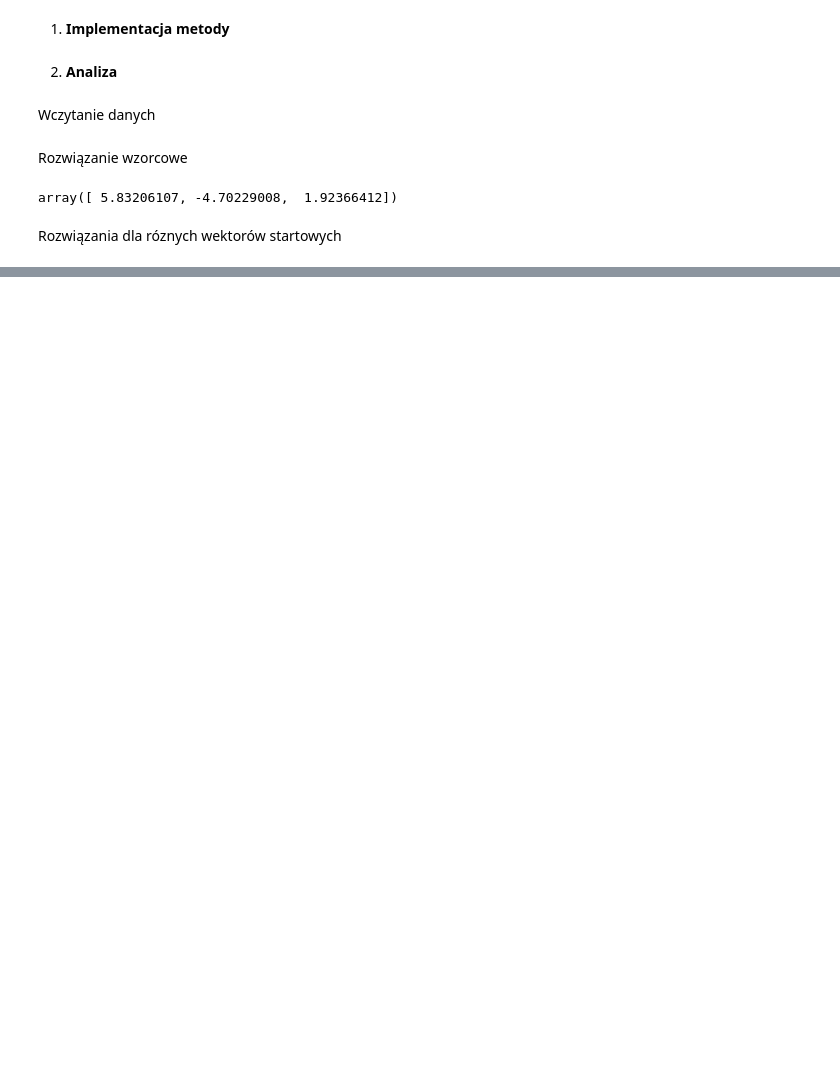
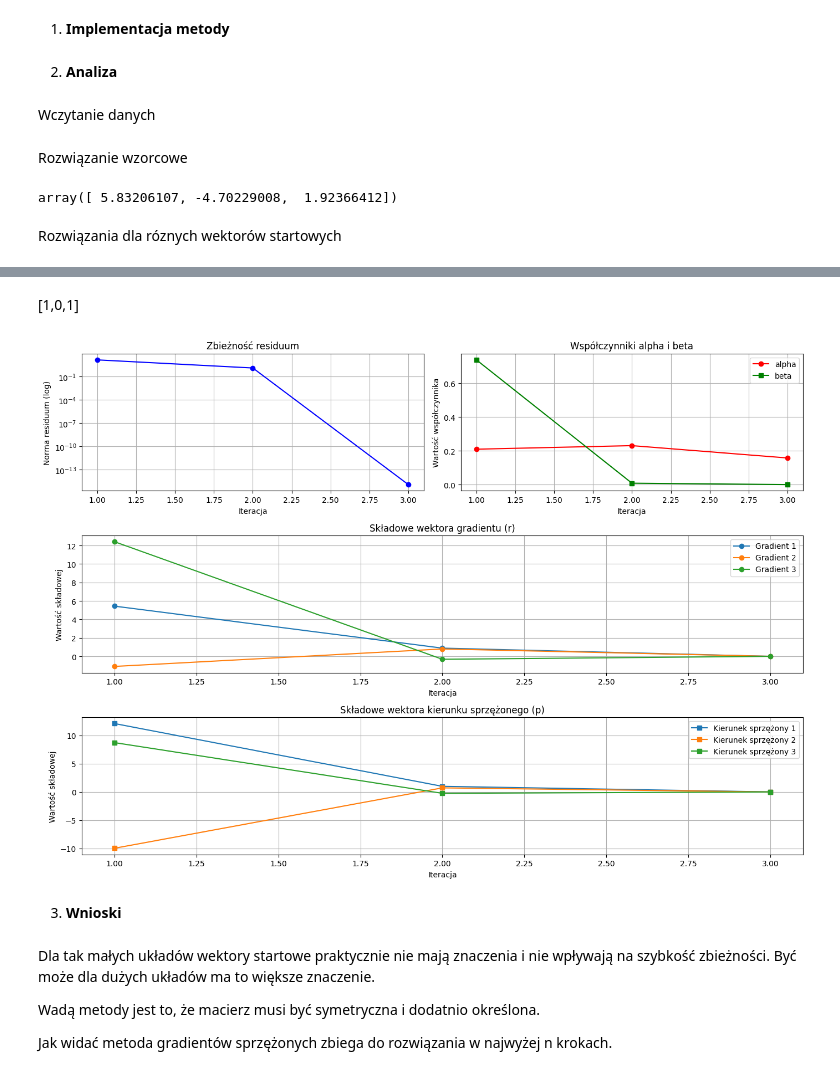
Before and after one commit to jarzeckil/mnum, a Jupyter notebook: lab5/lab5_jarzecki.ipynb, the cells around one changed output, grey strips where cells are left out. Saved outputs shown, nothing was run; the diff lists cells and outputs as text; code cells hidden in the pictures; blank space fills up the shorter version.

```diff
--- a/lab5/lab5_jarzecki.ipynb
+++ b/lab5/lab5_jarzecki.ipynb
@@ -61,0 +160,15 @@ result = [ 5.83206107 -4.70229008  1.92366412], iteration count = 6
+# %% [markdown]
+[1,0,1]
+# %%
+history = detailed_cgm_analysis(A, b, x0_mixed)
+plot_detailed_cgm(history)
+# %% [output]
+[figure, added]
+# %% [markdown]
+3. **Wnioski**
+# %% [markdown]
+Dla tak małych układów wektory startowe praktycznie nie mają znaczenia i nie wpływają na szybkość zbieżności. Być może dla dużych układów ma to większe znaczenie.
+
+Wadą metody jest to, że macierz musi być symetryczna i dodatnio określona.
+
+Jak widać metoda gradientów sprzężonych zbiega do rozwiązania w najwyżej n krokach.
```
Also changed, not shown: parts of 11 cells of this notebook, 1 other file.
